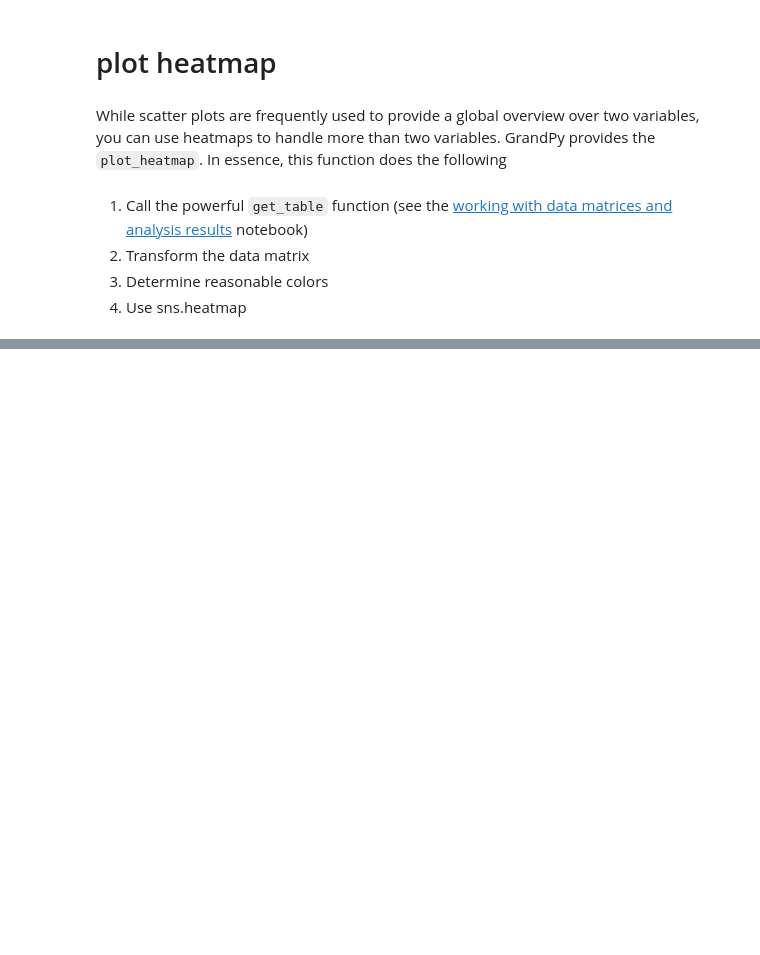
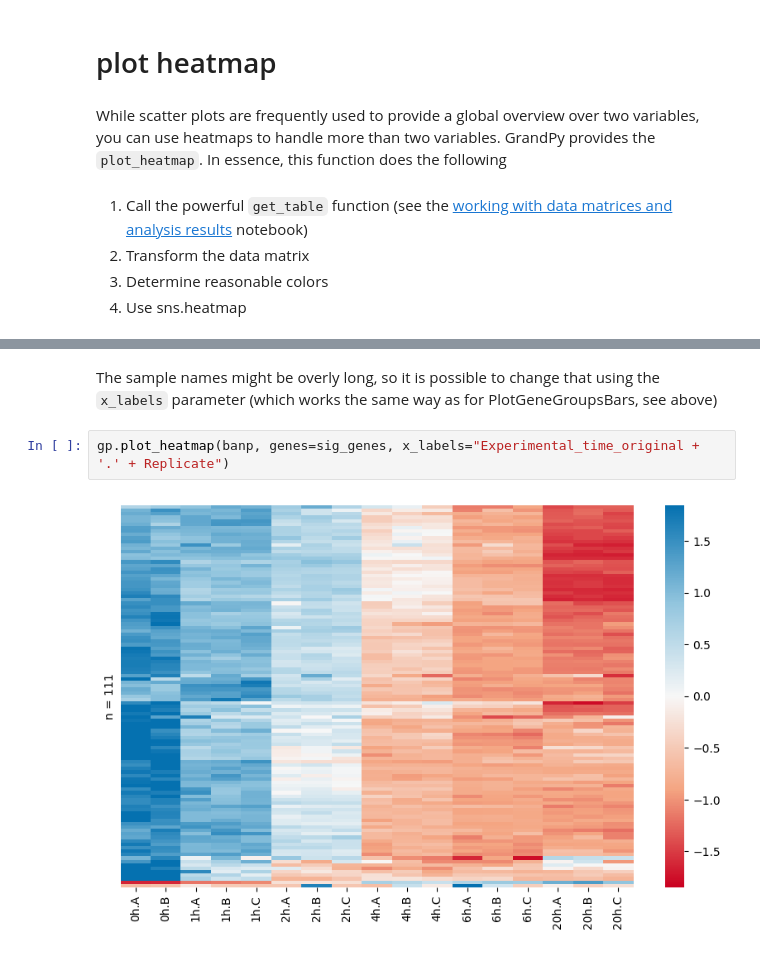
Before and after one commit to maus2310/GrandPy, a Jupyter notebook: docs/notebooks/notebook_05_plotting.ipynb, the cells around one changed output, grey strips where cells are left out. Drawn from its saved outputs; the diff is of its cells as text; blank space fills up the shorter version.

```diff
--- a/docs/notebooks/notebook_05_plotting.ipynb
+++ b/docs/notebooks/notebook_05_plotting.ipynb
@@ -206,0 +207,6 @@ ValueError: Output contains mixed data types (logical and numeric).
+# %% [markdown]
+The sample names might be overly long, so it is possible to change that using the `x_labels` parameter (which works the same way as for PlotGeneGroupsBars, see above)
+# %%
+gp.plot_heatmap(banp, genes=sig_genes, x_labels="Experimental_time_original + '.' + Replicate")
+# %% [output]
+[figure, added]
```
Also changed, not shown: parts of 12 cells of this notebook, 1 other file.
